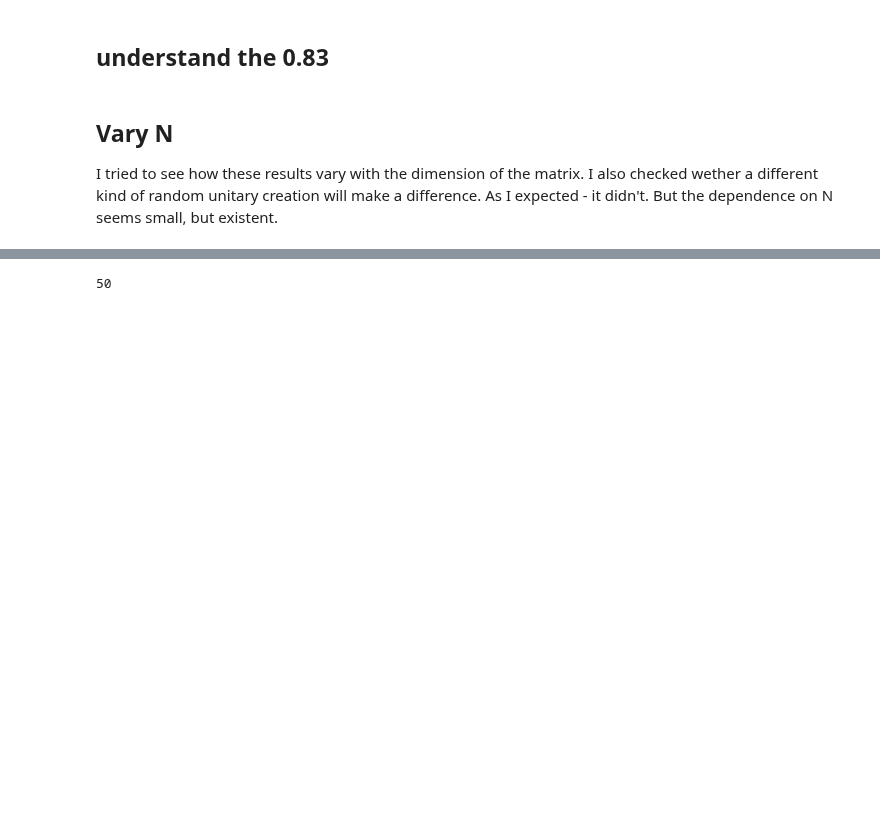
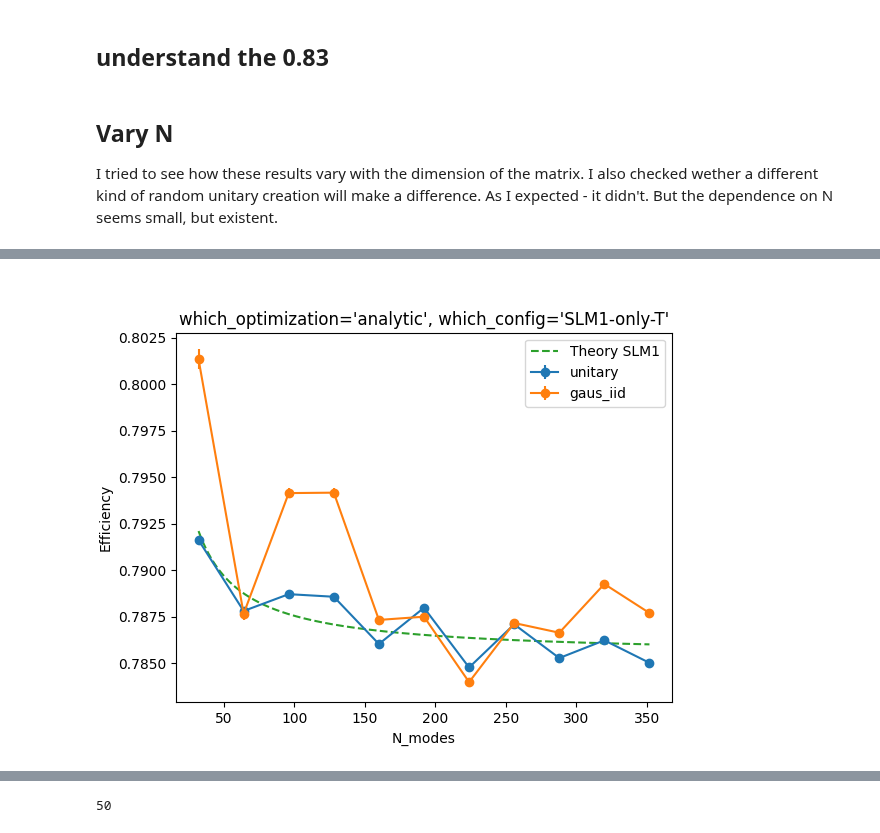
Before and after one commit to rubiaek/pianoq, a Jupyter notebook: pianoq/writeups/09_writeup_scaling.ipynb, the cells around one changed output, grey strips where cells are left out. Drawn from its saved outputs; the diff is of its cells as text; code cells hidden in the pictures; blank space fills up the shorter version.

```diff
--- a/pianoq/writeups/09_writeup_scaling.ipynb
+++ b/pianoq/writeups/09_writeup_scaling.ipynb
@@ -197,0 +203,4 @@ show_N_dependance(Ns, ress, which_config=which_config, which_optimization=which_
+# %%
+show_N_dependance(Ns, ress, which_config='SLM1-only-T', which_optimization='analytic', full_std=False)
+# %% [output]
+[figure, added]
```
Also changed, not shown: parts of 8 cells of this notebook.
